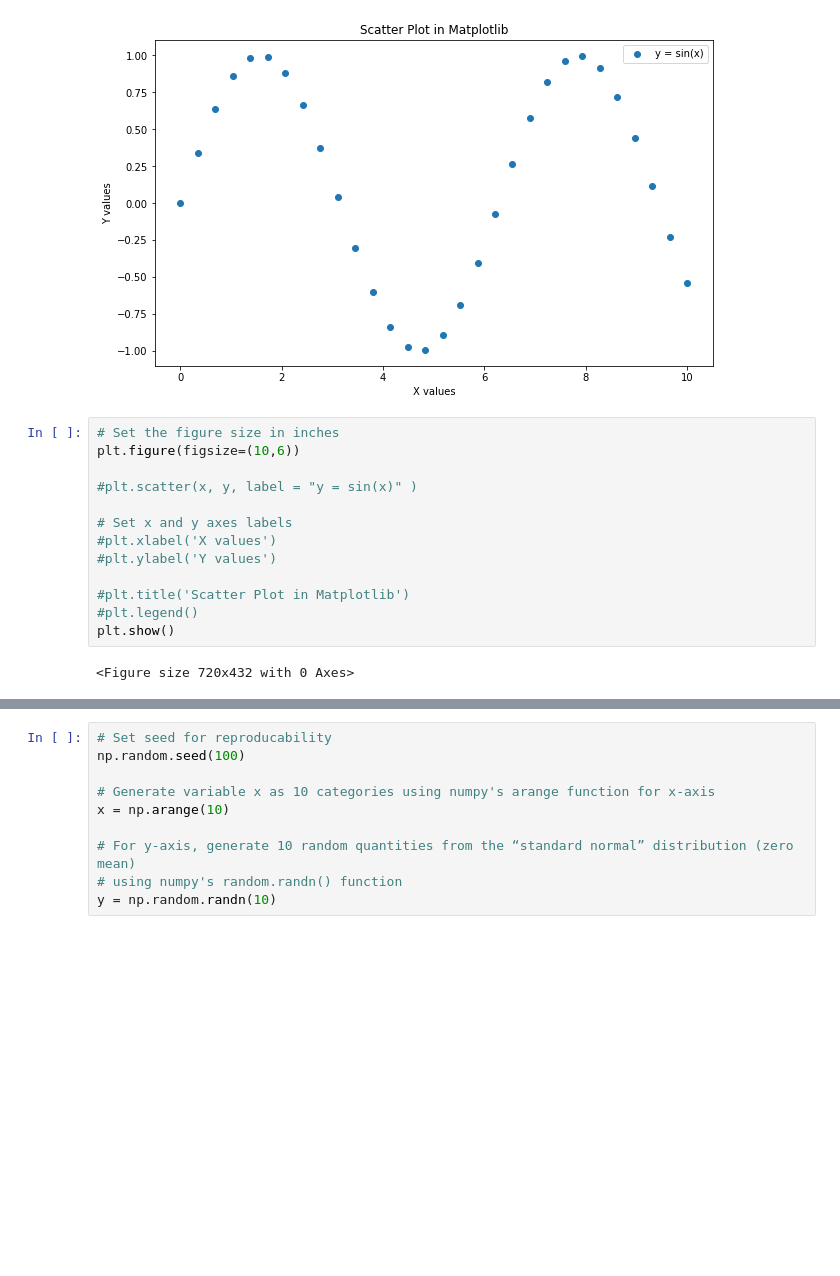
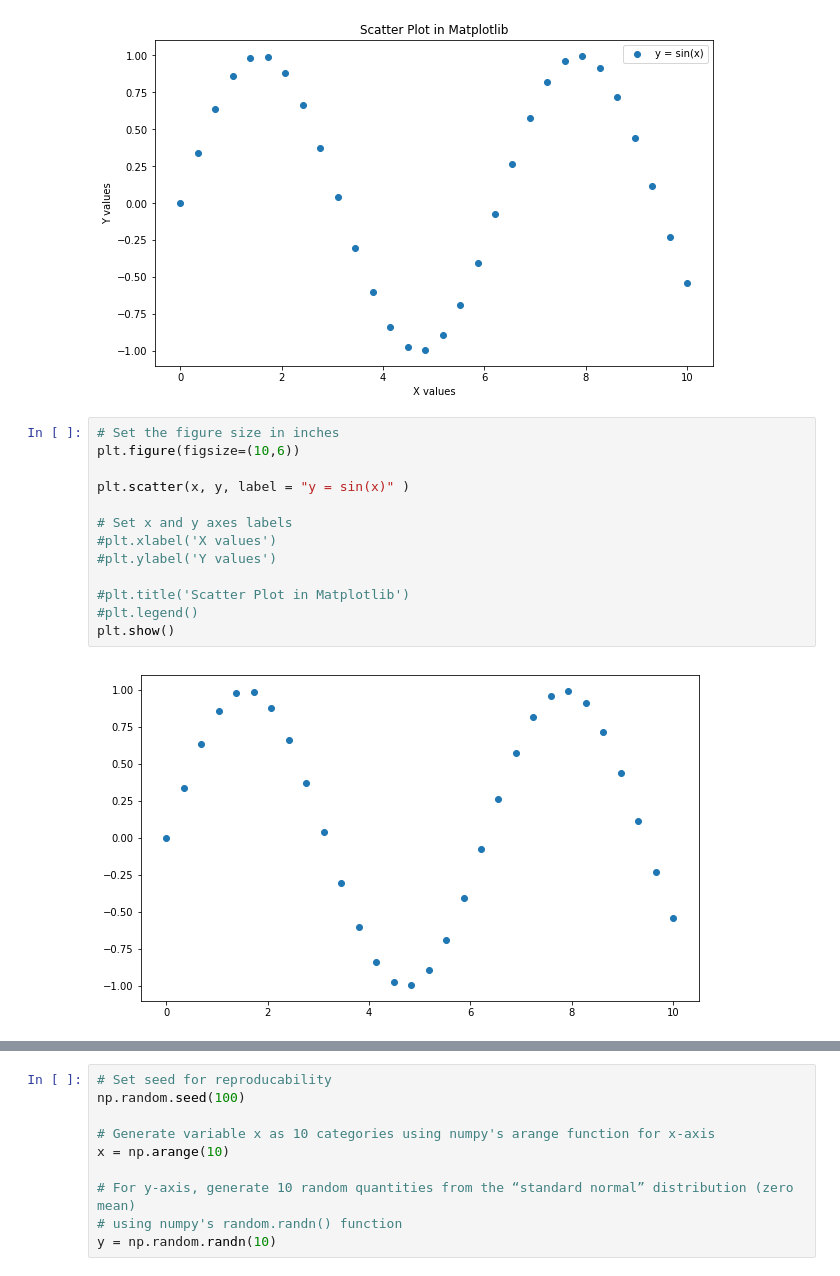
Before and after one commit to keita-dc/dsc-data-viz-dc-ds-060319, a Jupyter notebook: index.ipynb, the cells around one changed output, grey strips where cells are left out. Drawn from its saved outputs; the diff is of its cells as text; blank space fills up the shorter version.

```diff
--- a/index.ipynb
+++ b/index.ipynb
@@ -79,18 +79,18 @@ plt.show()
 # %%
 # Set the figure size in inches
 plt.figure(figsize=(10,6))
 
-#plt.scatter(x, y, label = "y = sin(x)" )
+plt.scatter(x, y, label = "y = sin(x)" )
 
 # Set x and y axes labels
 #plt.xlabel('X values')
 #plt.ylabel('Y values')
 
 #plt.title('Scatter Plot in Matplotlib')
 #plt.legend()
 plt.show()
 # %% [output]
-<Figure size 720x432 with 0 Axes>
+[figure, added]
 # %% [markdown]
 Remember, labeling and other customizations that you see here are applicable to almost all kinds of plots in matplotlib as we shall see ahead.
 
```
